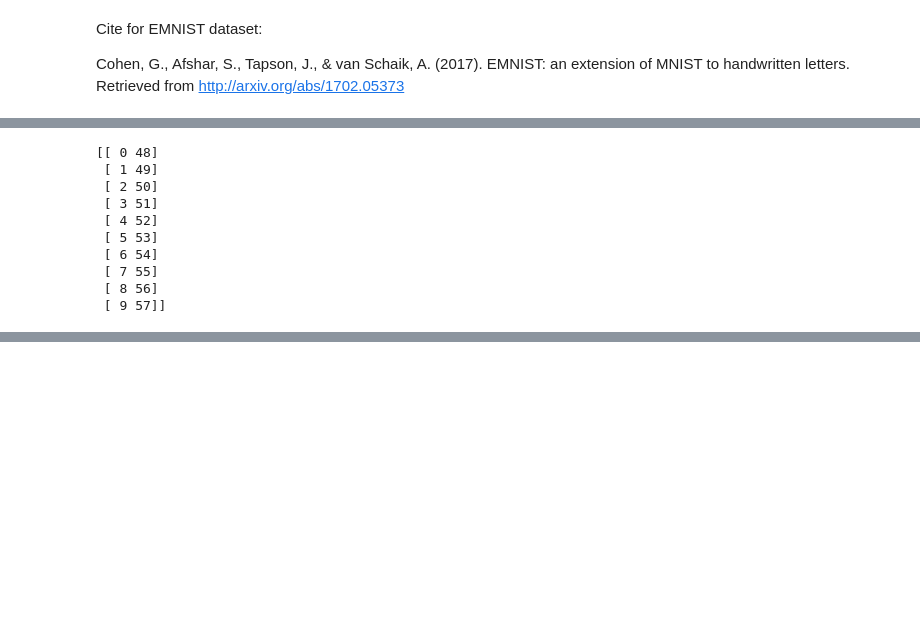
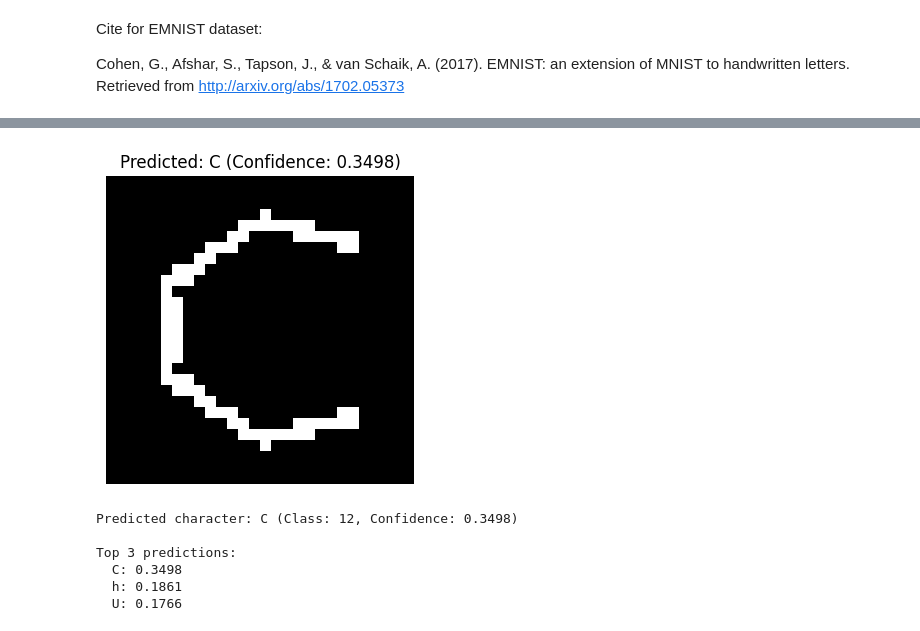
Before and after one commit to manishadeepa/smartwriting-pen-and-pad, a Jupyter notebook: handwriting_cnn.ipynb, the cells around one changed output, grey strips where cells are left out. Cells and saved outputs as stored; diff of their text form; code cells hidden in the pictures; blank space fills up the shorter version.

Commit message:
second handwriting model with accuracy of 77%

```diff
--- a/handwriting_cnn.ipynb
+++ b/handwriting_cnn.ipynb
@@ -93,4 +142,0 @@ Model: "sequential"
-# %%
-#training the data
-
-model.fit(x_train, y_train, epochs=5, validation_data=(x_test, y_test))
@@ -113,8 +246,0 @@ model.save('/content/drive/MyDrive/emnist_cnn.keras')
-# %%
-from tensorflow.keras.models import load_model
-model = load_model('emnist_cnn.keras')
-
-def predict_character(img):
-    img = img.reshape(1, 28, 28, 1)  # ensure correct shape
-    prediction = model.predict(img)
-    return np.argmax(prediction)
@@ -212,13 +246,0 @@ Predicted character: 7
-# %%
-print(mapping[:10])  # See first 10 class-index to Unicode mappings
-# %% [output]
-[[ 0 48]
- [ 1 49]
- [ 2 50]
- [ 3 51]
- [ 4 52]
- [ 5 53]
- [ 6 54]
- [ 7 55]
- [ 8 56]
- [ 9 57]]
@@ -224,0 +316,37 @@ print(mapping[:10])  # See first 10 class-index to Unicode mappings
+# %%
+from tensorflow.keras.models import load_model
+# Load model
+model = load_model('/content/drive/MyDrive/emnist_cnn_optimized.keras')
+
+# Sample stroke data
+sample_strokes = [[[12, 6, 0.4], [9, 5, 0.5], [6, 8, 0.6], [6, 12, 0.6], [9, 15, 0.5], [12, 14, 0.4]]]
+
+# Convert strokes to image
+img_array, img = stroke_to_image_with_pressure(sample_strokes)
+
+# Predict
+prediction = model.predict(img_array)
+predicted_class = np.argmax(prediction[0])
+confidence = prediction[0][predicted_class]
+
+# EMNIST-balanced mapping
+balanced_chars = "0123456789ABCDEFGHIJKLMNOPQRSTUVWXYZabcdefghijklmnopqrstuvwxyz"
+char = balanced_chars[predicted_class] if predicted_class < len(balanced_chars) else "?"
+
+# Display results
+plt.figure(figsize=(4, 4))
+plt.imshow(img_array.reshape(28, 28), cmap='gray')
+plt.title(f"Predicted: {char} (Confidence: {confidence:.4f})")
+plt.axis('off')
+plt.show()
+
+print(f"Predicted character: {char} (Class: {predicted_class}, Confidence: {confidence:.4f})")
+
+# Top 3 predictions
+top_3_indices = np.argsort(prediction[0])[-3:][::-1]
+print("\nTop 3 predictions:")
+for idx in top_3_indices:
+    conf = prediction[0][idx]
+    c = balanced_chars[idx] if idx < len(balanced_chars) else "?"
+    print(f"  {c}: {conf:.4f}")
+# %% [output]
@@ -224,0 +355,7 @@ print(mapping[:10])  # See first 10 class-index to Unicode mappings
+[figure, added]
+Predicted character: C (Class: 12, Confidence: 0.3498)
+
+Top 3 predictions:
+  C: 0.3498
+  h: 0.1861
+  U: 0.1766
```
Also changed, not shown: parts of 18 cells of this notebook.
